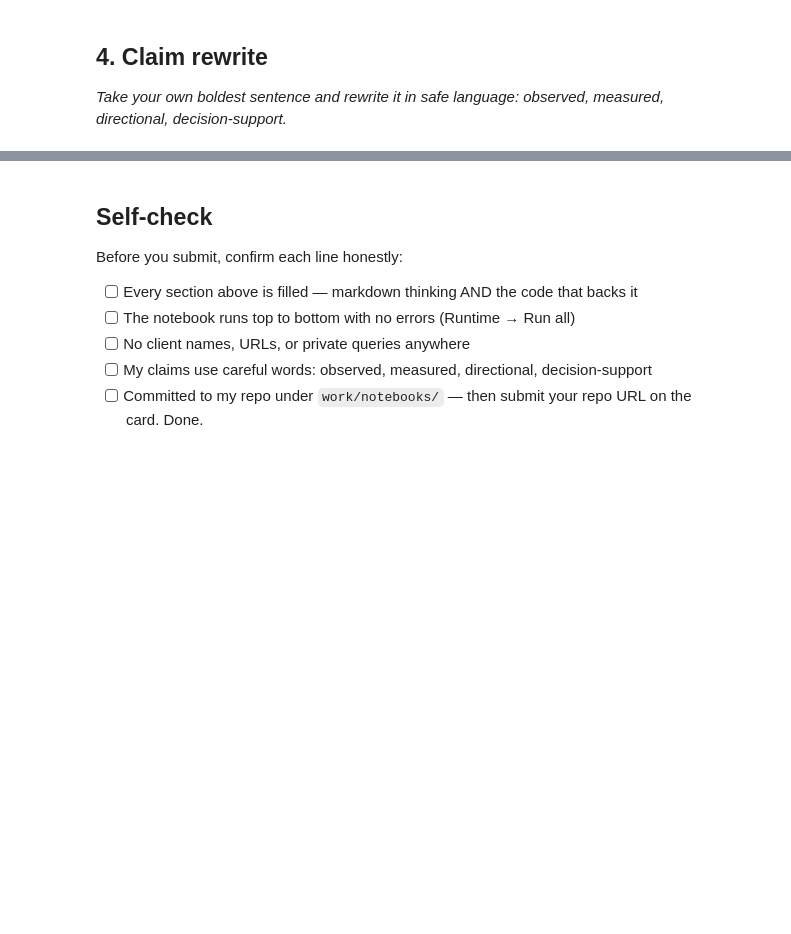
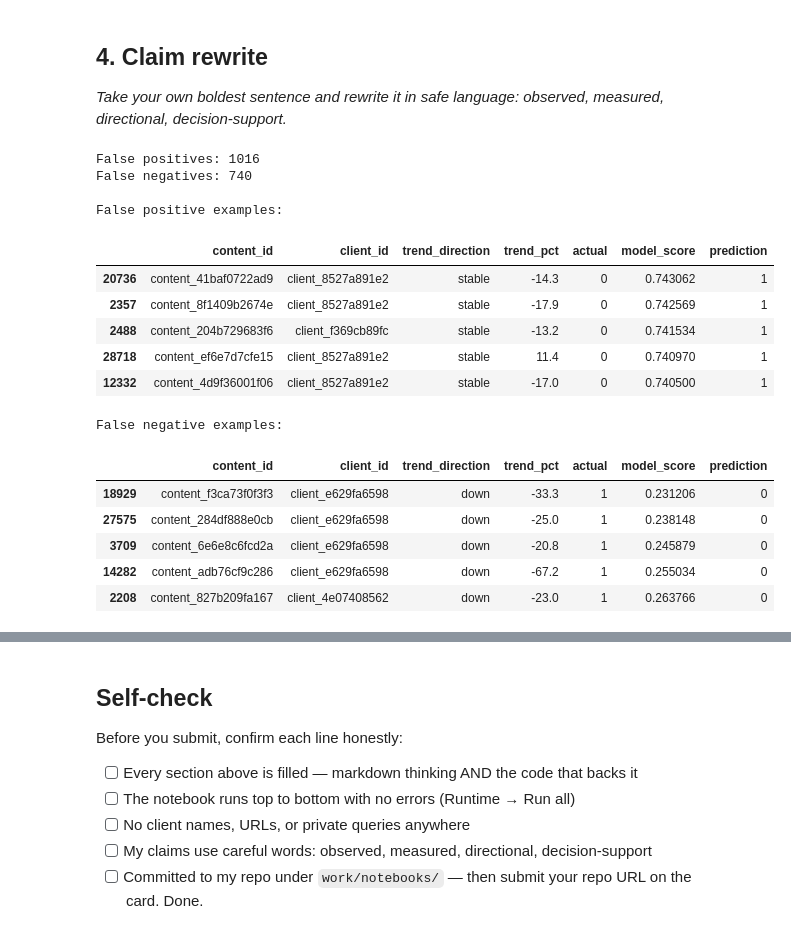
Before and after one commit to fatimaali123-ai/flyrank-internship, a Jupyter notebook: work/notebooks/w06_validation_audit.ipynb, the cells around one changed output, grey strips where cells are left out. Drawn from its saved outputs; the diff is of its cells as text; code cells hidden in the pictures; blank space fills up the shorter version.

Commit message:
Complete Week 6 validation audit

```diff
--- a/work/notebooks/w06_validation_audit.ipynb
+++ b/work/notebooks/w06_validation_audit.ipynb
@@ -8,0 +31,14 @@ This skeleton is yours to fill. Work the sections **in order** — each one has
+# %%
+df["is_declining_label"] = (
+    df["trend_direction"]
+    .astype(str)
+    .str.lower()
+    .eq("down")
+    .astype(int)
+)
+
+print("Target distribution:")
+print(df["is_declining_label"].value_counts())
+
+print("\nDeclining rate:")
+print(df["is_declining_label"].mean())
@@ -36,0 +322,61 @@ This skeleton is yours to fill. Work the sections **in order** — each one has
+# %%
+# =========================================================
+# Real failure examples
+# =========================================================
+
+audit_results = test[
+    ["content_id", "client_id", "trend_direction", "trend_pct"]
+].copy()
+
+audit_results["actual"] = y_test.to_numpy()
+audit_results["model_score"] = honest_scores
+audit_results["prediction"] = (
+    honest_scores >= 0.5
+).astype(int)
+
+# False positives
+false_positives = audit_results[
+    (audit_results["actual"] == 0) &
+    (audit_results["prediction"] == 1)
+].copy()
+
+# False negatives
+false_negatives = audit_results[
+    (audit_results["actual"] == 1) &
+    (audit_results["prediction"] == 0)
+].copy()
+
+print("False positives:", len(false_positives))
+print("False negatives:", len(false_negatives))
+
+print("\nFalse positive examples:")
+display(
+    false_positives
+    .sort_values("model_score", ascending=False)
+    .head(5)
+)
+
+print("\nFalse negative examples:")
+display(
+    false_negatives
+    .sort_values("model_score", ascending=True)
+    .head(5)
+)
+# %% [output]
+False positives: 1016
+False negatives: 740
+
+False positive examples:
+|  | content_id | client_id | trend_direction | trend_pct | actual | model_score | prediction |
+| 20736 | content_41baf0722ad9 | client_8527a891e2 | stable | -14.3 | 0 | 0.743062 | 1 |
+| 2357 | content_8f1409b2674e | client_8527a891e2 | stable | -17.9 | 0 | 0.742569 | 1 |
+| 2488 | content_204b729683f6 | client_f369cb89fc | stable | -13.2 | 0 | 0.741534 | 1 |
+| 28718 | content_ef6e7d7cfe15 | client_8527a891e2 | stable | 11.4 | 0 | 0.740970 | 1 |
+| 12332 | content_4d9f36001f06 | client_8527a891e2 | stable | -17.0 | 0 | 0.740500 | 1 |
+False negative examples:
+|  | content_id | client_id | trend_direction | trend_pct | actual | model_score | prediction |
+| 18929 | content_f3ca73f0f3f3 | client_e629fa6598 | down | -33.3 | 1 | 0.231206 | 0 |
+| 27575 | content_284df888e0cb | client_e629fa6598 | down | -25.0 | 1 | 0.238148 | 0 |
+| 3709 | content_6e6e8c6fcd2a | client_e629fa6598 | down | -20.8 | 1 | 0.245879 | 0 |
+| 14282 | content_adb76cf9c286 | client_e629fa6598 | down | -67.2 | 1 | 0.255034 | 0 |
+| 2208 | content_827b209fa167 | client_4e07408562 | down | -23.0 | 1 | 0.263766 | 0 |
```
Also changed, not shown: parts of 15 cells of this notebook.
